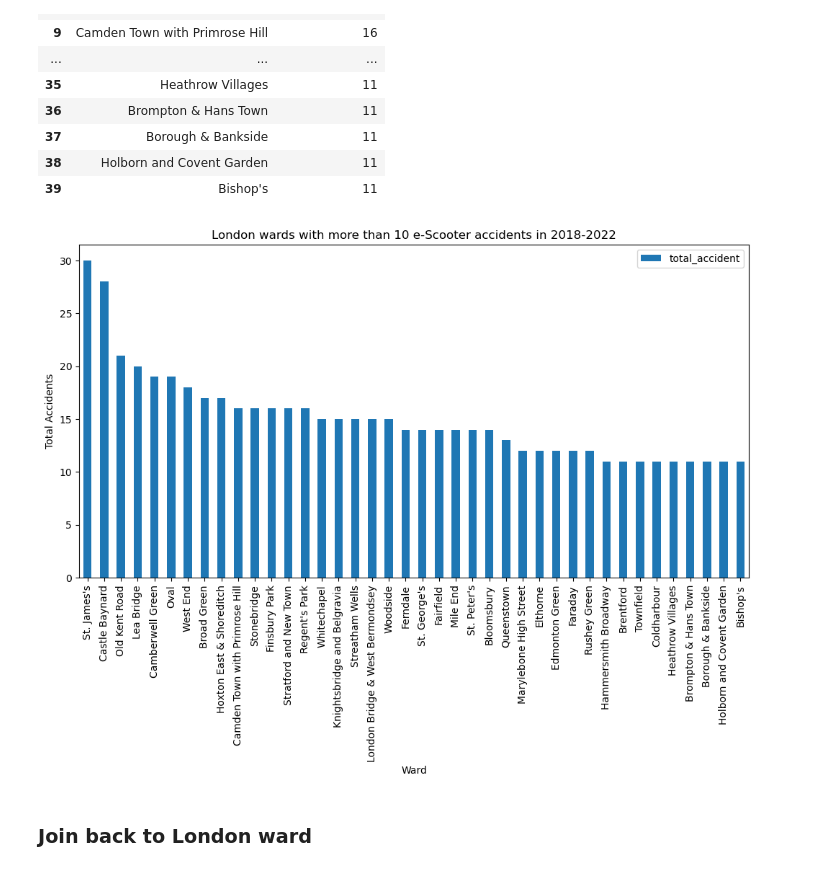
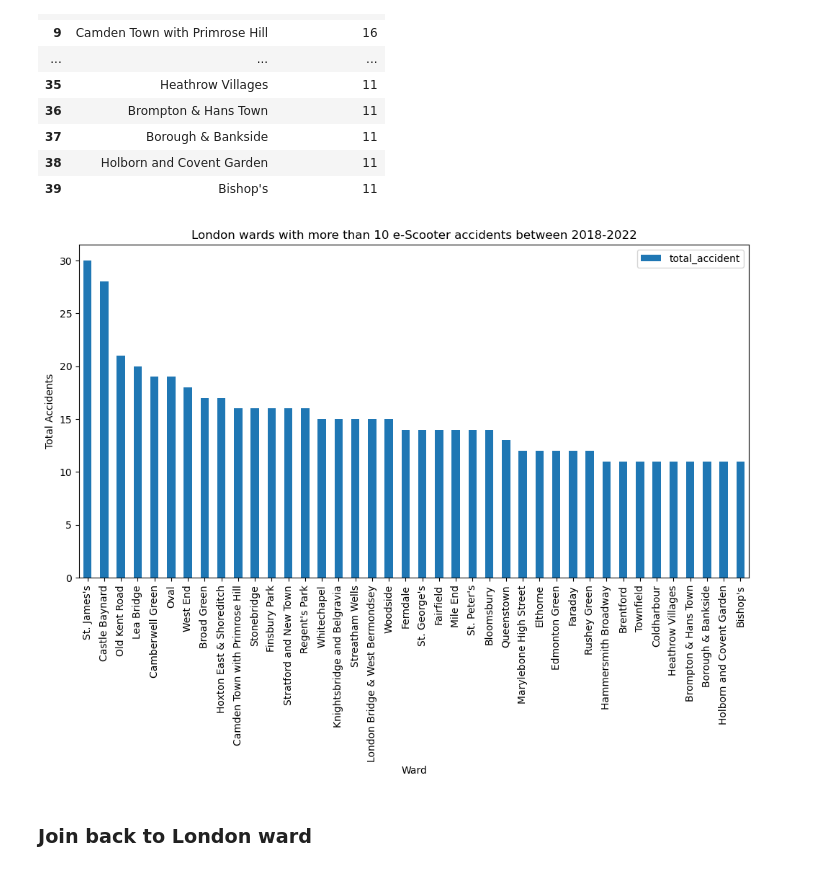
Before and after one commit to fajrunwm/escooter, a Jupyter notebook: london_escooter_accident.ipynb, the cells around one changed output. Saved outputs shown, nothing was run; the diff lists cells and outputs as text; code cells hidden in the pictures.

```diff
--- a/london_escooter_accident.ipynb
+++ b/london_escooter_accident.ipynb
@@ -443,17 +443,17 @@ ward_with_10_more_accident
 # %%
 # Make a bar chart of wards with more than 10 accident occurences
 # Based on table above, there are 39 wards
 ward_with_10_more_accident.plot.bar(figsize=(12,6), x='ward', y='total_accident')
 
 # Add title and labels
-plt.title('London wards with more than 10 e-Scooter accidents in 2018-2022')
+plt.title('London wards with more than 10 e-Scooter accidents between 2018-2022')
 plt.xlabel('Ward')
 plt.ylabel('Total Accidents')
 
 # Show the plot
 plt.show()
 # %% [output]
-[figure, old version]
+[figure, new version]
 # %% [markdown]
 ### Join back to London ward
 # %%
```
Also changed, not shown: parts of 2 cells of this notebook.
